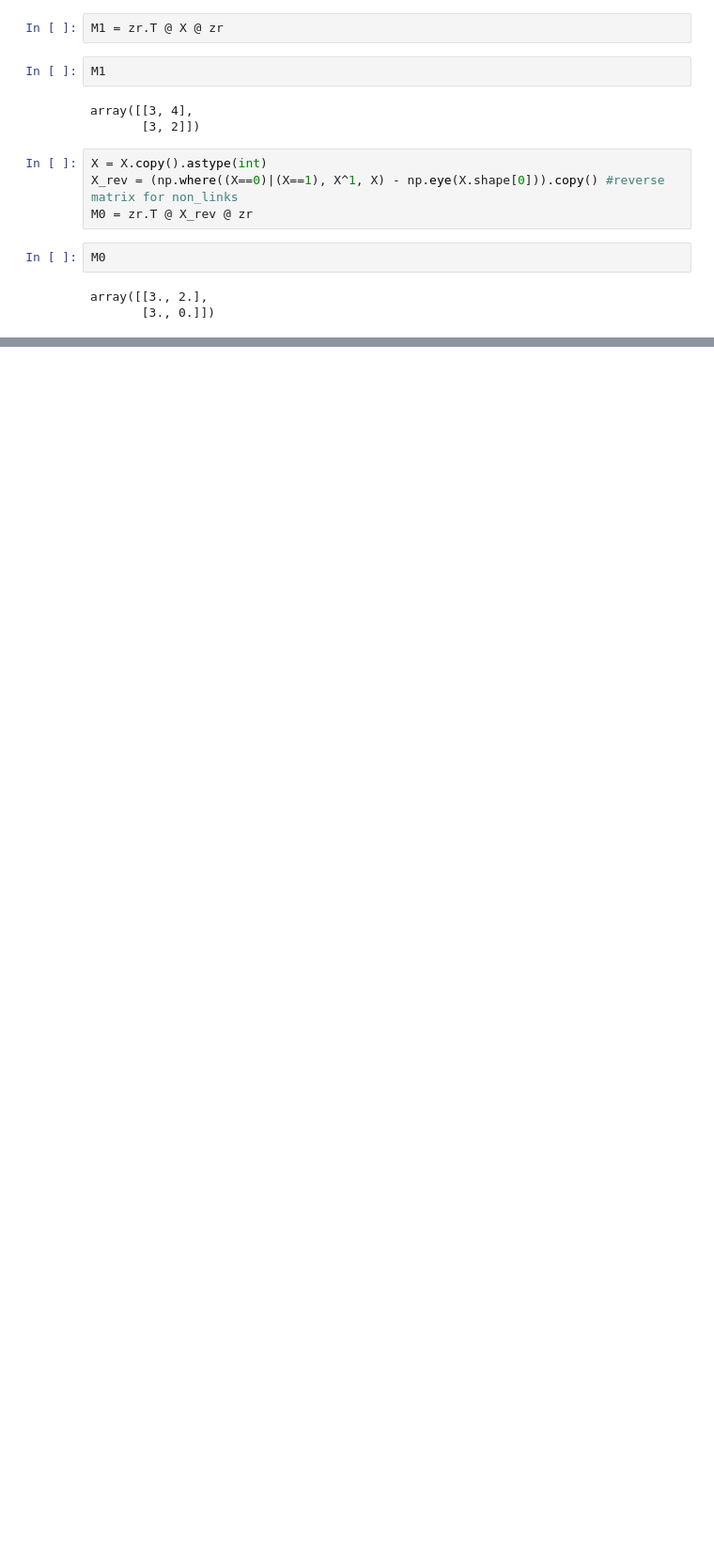
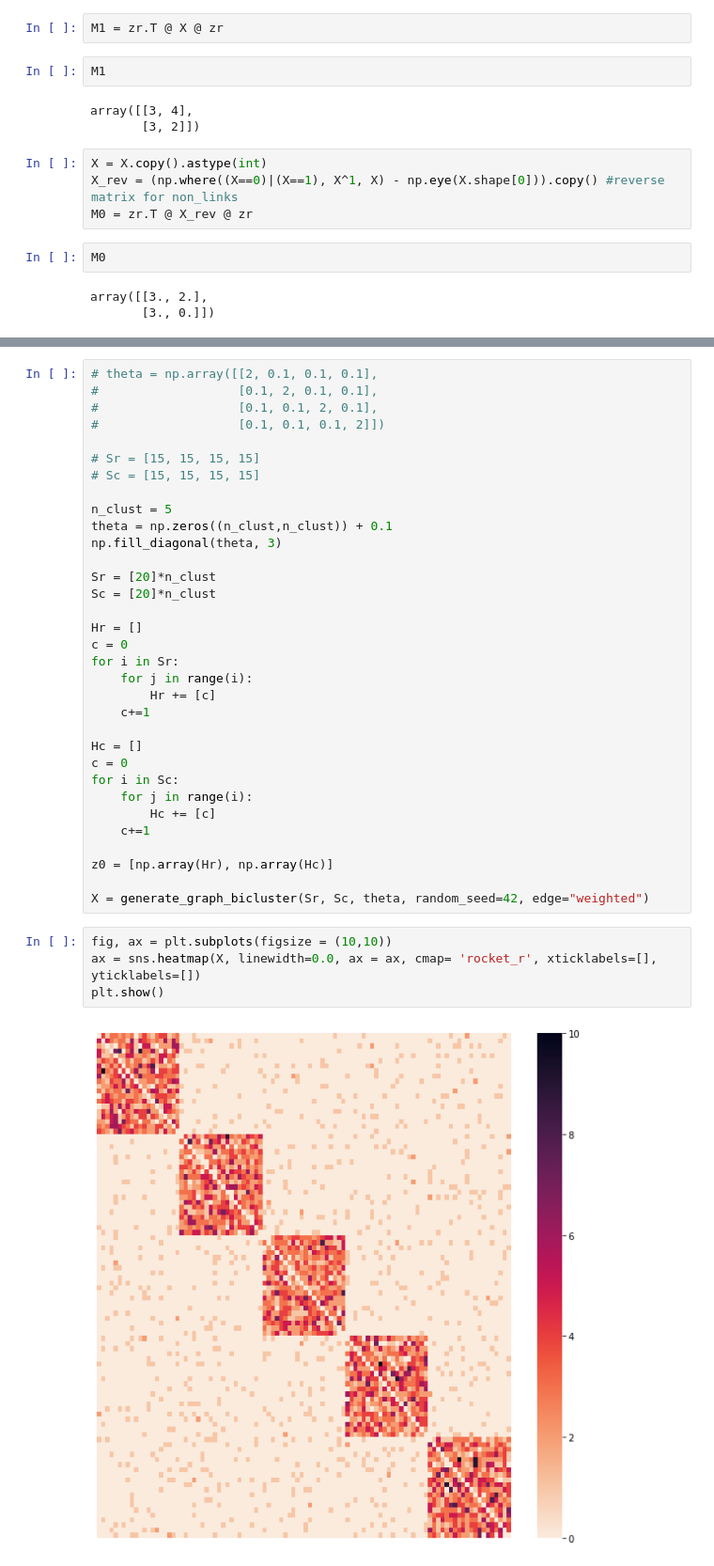
Before and after one commit to FreeTheOtter/BNP-Net, a Jupyter notebook: src/irm_bicluster_2.ipynb, the cells around one changed output, grey strips where cells are left out. Shown at 94% size. Saved outputs shown, nothing was run; the diff lists cells and outputs as text; blank space fills up the shorter version.

```diff
--- a/src/irm_bicluster_2.ipynb
+++ b/src/irm_bicluster_2.ipynb
@@ -2044,0 +2107,39 @@ array([[3., 2.],
+# %%
+# theta = np.array([[2, 0.1, 0.1, 0.1],
+#                   [0.1, 2, 0.1, 0.1],
+#                   [0.1, 0.1, 2, 0.1],
+#                   [0.1, 0.1, 0.1, 2]])
+
+# Sr = [15, 15, 15, 15]
+# Sc = [15, 15, 15, 15]
+
+n_clust = 5
+theta = np.zeros((n_clust,n_clust)) + 0.1
+np.fill_diagonal(theta, 3)
+
+Sr = [20]*n_clust
+Sc = [20]*n_clust
+
+Hr = []
+c = 0
+for i in Sr:
+    for j in range(i):
+        Hr += [c]
+    c+=1
+
+Hc = []
+c = 0
+for i in Sc:
+    for j in range(i):
+        Hc += [c]
+    c+=1
+
+z0 = [np.array(Hr), np.array(Hc)]
+
+X = generate_graph_bicluster(Sr, Sc, theta, random_seed=42, edge="weighted")
+# %%
+fig, ax = plt.subplots(figsize = (10,10))
+ax = sns.heatmap(X, linewidth=0.0, ax = ax, cmap= 'rocket_r', xticklabels=[], yticklabels=[])
+plt.show()
+# %% [output]
+[figure, added]
```
Also changed, not shown: parts of 8 cells of this notebook, 4 other files.
